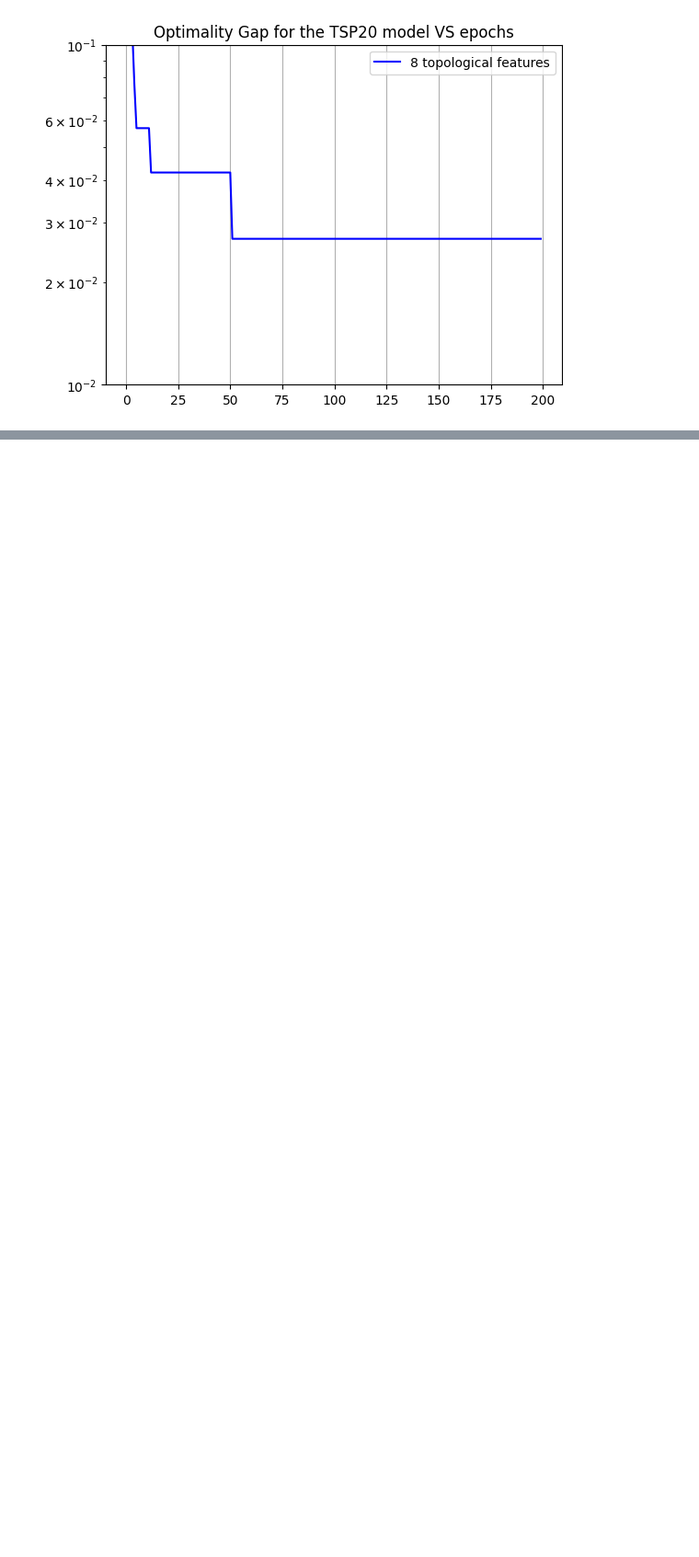
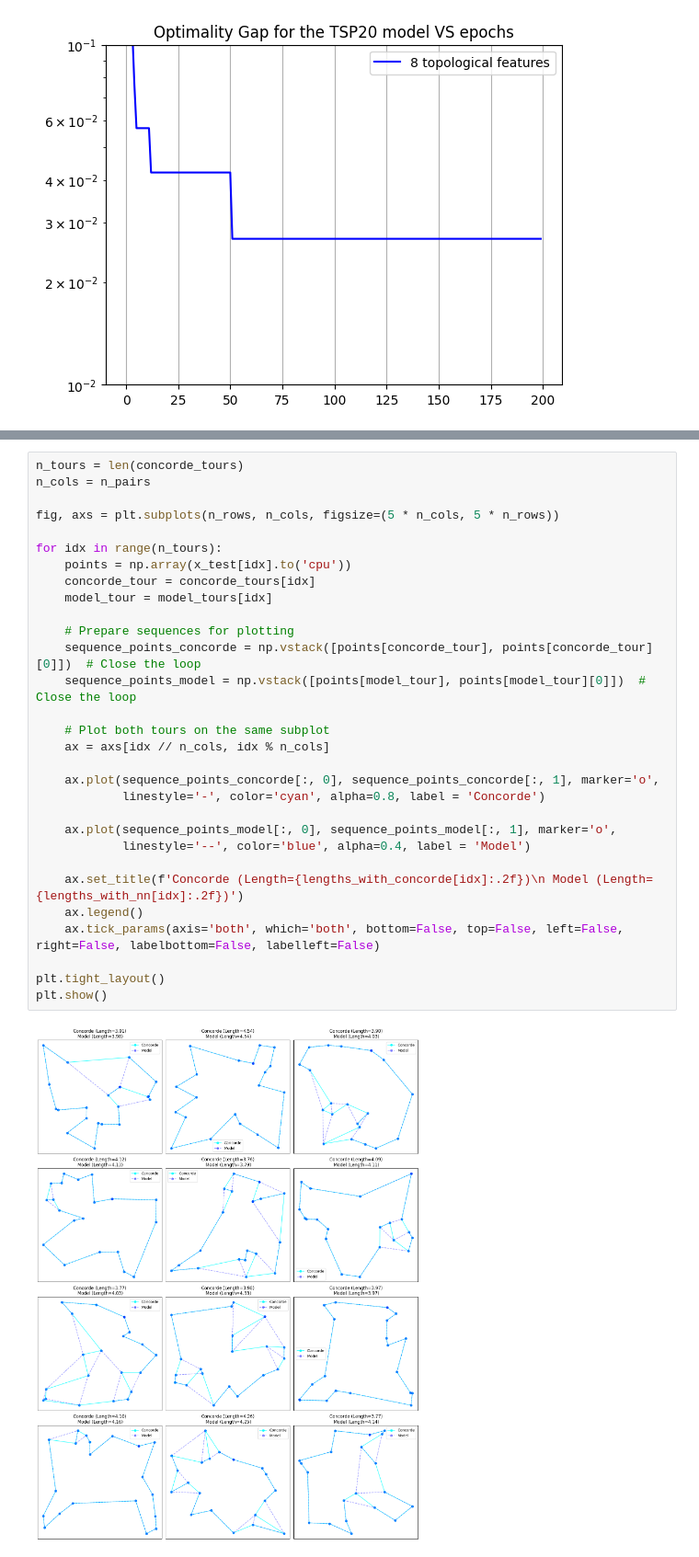
Before and after one commit to MarioAuditore/TDA-for-Travelling-Salesman, a Jupyter notebook: data_generation_and_train.ipynb, the cells around one changed output, grey strips where cells are left out. Shown at 92% size. Saved outputs shown, nothing was run; the diff lists cells and outputs as text; blank space fills up the shorter version.

```diff
--- a/data_generation_and_train.ipynb
+++ b/data_generation_and_train.ipynb
@@ -544 +603,33 @@ Graphs should be fixed
+# %%
+n_tours = len(concorde_tours)
+n_cols = n_pairs
+
+fig, axs = plt.subplots(n_rows, n_cols, figsize=(5 * n_cols, 5 * n_rows))
+
+for idx in range(n_tours):
+    points = np.array(x_test[idx].to('cpu'))
+    concorde_tour = concorde_tours[idx]
+    model_tour = model_tours[idx]
+
+    # Prepare sequences for plotting
+    sequence_points_concorde = np.vstack([points[concorde_tour], points[concorde_tour][0]])  # Close the loop
+    sequence_points_model = np.vstack([points[model_tour], points[model_tour][0]])  # Close the loop
+
+    # Plot both tours on the same subplot
+    ax = axs[idx // n_cols, idx % n_cols]
+
+    ax.plot(sequence_points_concorde[:, 0], sequence_points_concorde[:, 1], marker='o',
+            linestyle='-', color='cyan', alpha=0.8, label = 'Concorde')
+
+    ax.plot(sequence_points_model[:, 0], sequence_points_model[:, 1], marker='o',
+            linestyle='--', color='blue', alpha=0.4, label = 'Model')
+
+    ax.set_title(f'Concorde (Length={lengths_with_concorde[idx]:.2f})\n Model (Length={lengths_with_nn[idx]:.2f})')
+    ax.legend()
+    ax.tick_params(axis='both', which='both', bottom=False, top=False, left=False, right=False, labelbottom=False, labelleft=False)
+
+plt.tight_layout()
+plt.show()
+# %% [output]
+[figure, added]
 # %%
```
Also changed, not shown: parts of 4 cells of this notebook.
